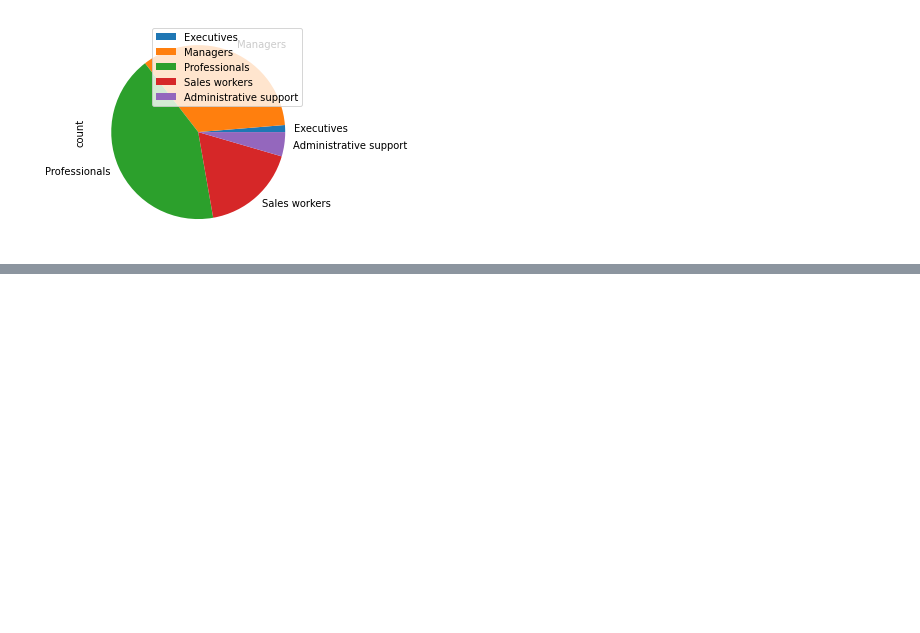
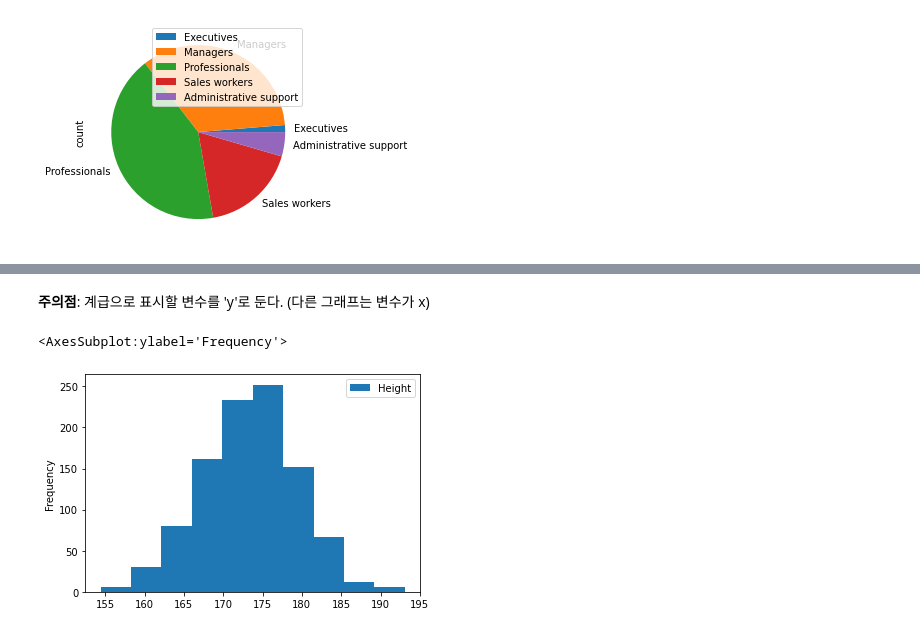
Before and after one commit to julesdata/Python, a Jupyter notebook: 코드잇_데이터사이언스입문/3_1.시각화와 그래프.ipynb, the cells around one changed output, grey strips where cells are left out. Drawn from its saved outputs; the diff is of its cells as text; code cells hidden in the pictures; blank space fills up the shorter version.

```diff
--- a/코드잇_데이터사이언스입문/3_1.시각화와 그래프.ipynb
+++ b/코드잇_데이터사이언스입문/3_1.시각화와 그래프.ipynb
@@ -366,0 +371,3 @@ job_count.plot( kind = "pie", y = "count")
+# %%
+df = pd.read_csv('data/body.csv', index_col= 0 )
+df
@@ -366,0 +389,7 @@ job_count.plot( kind = "pie", y = "count")
+# %% [markdown]
+**주의점**: 계급으로 표시할 변수를 'y'로 둔다. (다른 그래프는 변수가 x)
+# %%
+df.plot(kind = 'hist', y = 'Height')
+# %% [output]
+<AxesSubplot:ylabel='Frequency'>
+[figure, added]
```
Also changed, not shown: parts of 7 cells of this notebook.
